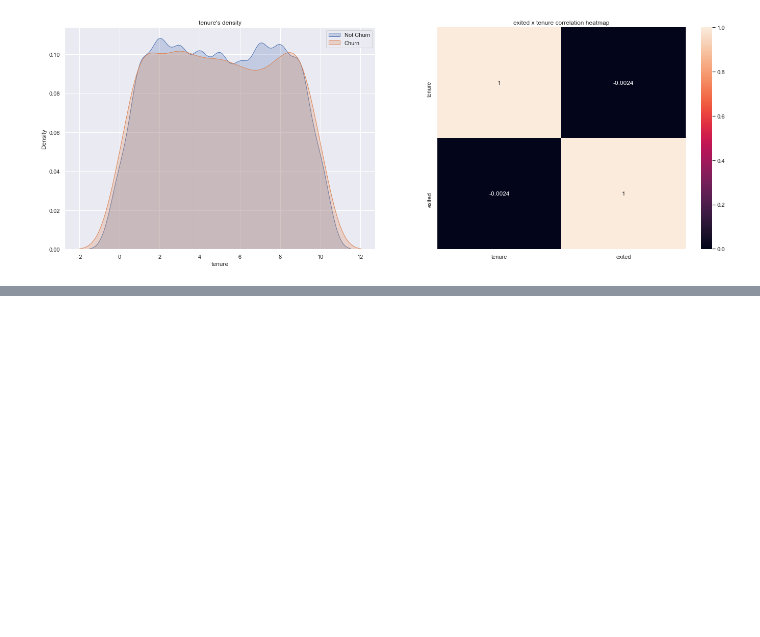
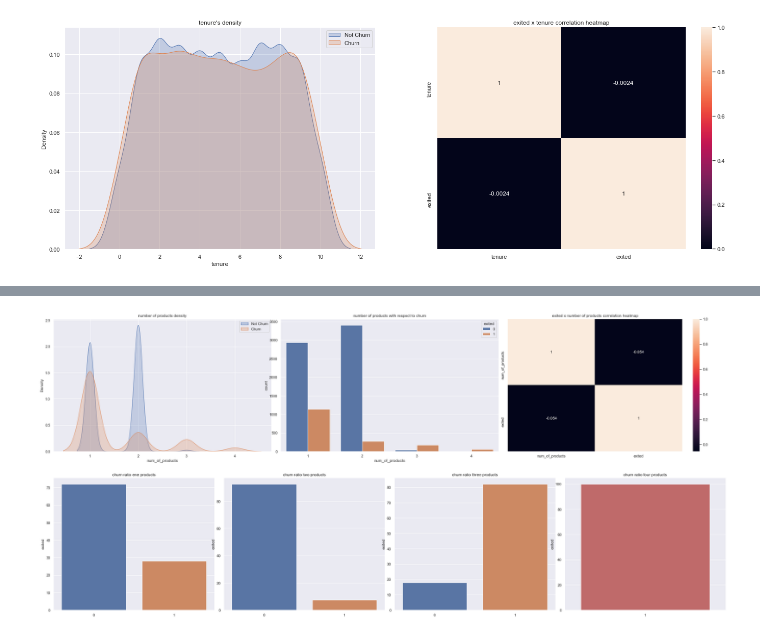
Before and after one commit to FabioCaffarello/Churn-Prediction-TopBank, a Jupyter notebook: 02-Notebooks/02-Scond_Cycle_CRISP/workflow_complete.ipynb, the cells around one changed output, grey strips where cells are left out. Drawn from its saved outputs; the diff is of its cells as text; code cells hidden in the pictures; blank space fills up the shorter version.

```diff
--- a/02-Notebooks/02-Scond_Cycle_CRISP/workflow_complete.ipynb
+++ b/02-Notebooks/02-Scond_Cycle_CRISP/workflow_complete.ipynb
@@ -885,0 +895,41 @@ plt.title("exited x tenure correlation heatmap");
+# %%
+aux08 = df04[['num_of_products', 'exited']]
+
+# Grid for ploting
+plt.figure(figsize(36,16))
+grid = GridSpec(2, 12)
+
+# number of products density
+plt.subplot(grid[0,:4])
+sns.kdeplot(aux08[aux08['exited'] == False]['num_of_products'], label='Not Churn', shade=True);
+sns.kdeplot(aux08[aux08['exited'] == True]['num_of_products'], label='Churn', shade=True);
+plt.title("number of products density");
+plt.legend();
+
+# number of products with respect to churn
+plt.subplot(grid[0,4:8])
+sns.countplot(x='num_of_products', hue='exited', data=aux08).set_title("number of products with respect to churn");
+
+# exited x number of products correlation heatmap
+plt.subplot(grid[0,8:12])
+sns.heatmap(aux08.corr(method='pearson'),annot=True);
+plt.title("exited x number of products correlation heatmap");
+
+# churn ratio {num_of_products} products
+dict_num_of_products = {
+                            1: 'ene',
+                            2: 'two',
+                            3: 'three',
+                            4: 'four'
+                        }
+
+for i in dict_num_of_products.keys():
+    churn_prod = aux08[aux08['num_of_products']==i]['exited'].value_counts(normalize=True)*100
+    if churn_prod.iloc[0] != 100:
+        plt.subplot(grid[1,(i-1)*3:i*3])
+        sns.barplot(x=churn_prod.index, y=churn_prod).set_title('churn ratio {} products'.format(dict_num_of_products[i]));
+    else:
+        plt.subplot(grid[1,(i-1)*3:i*3])
+        sns.barplot(x=churn_prod.index, color='indianred',  y=churn_prod).set_title('churn ratio {} products'.format(dict_num_of_products[i]));
+# %% [output]
+[figure, added]
```
Also changed, not shown: parts of 8 cells of this notebook.
